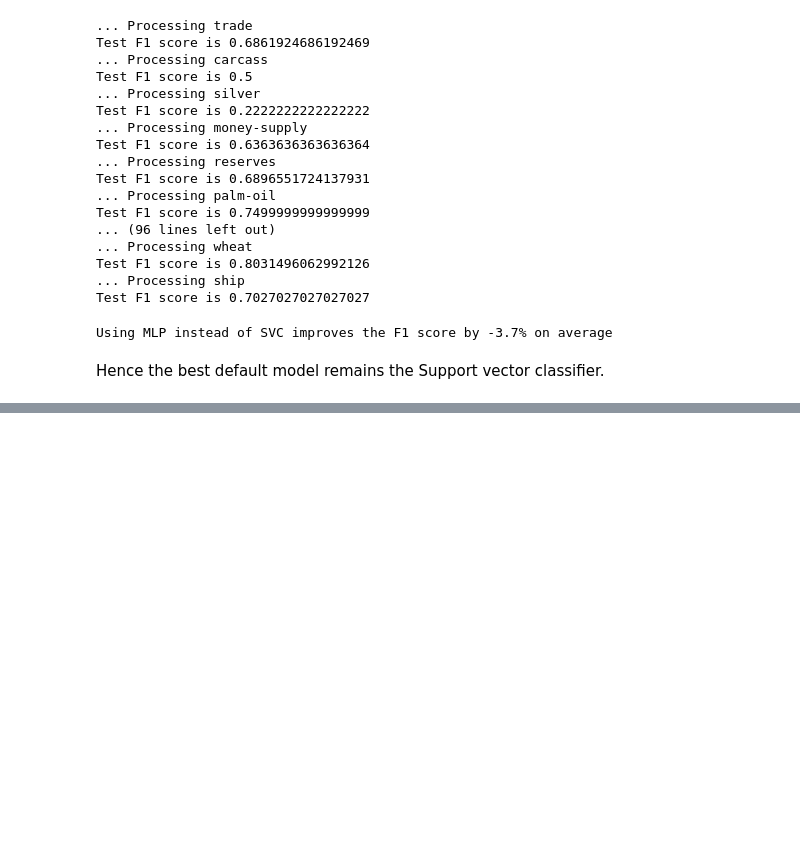
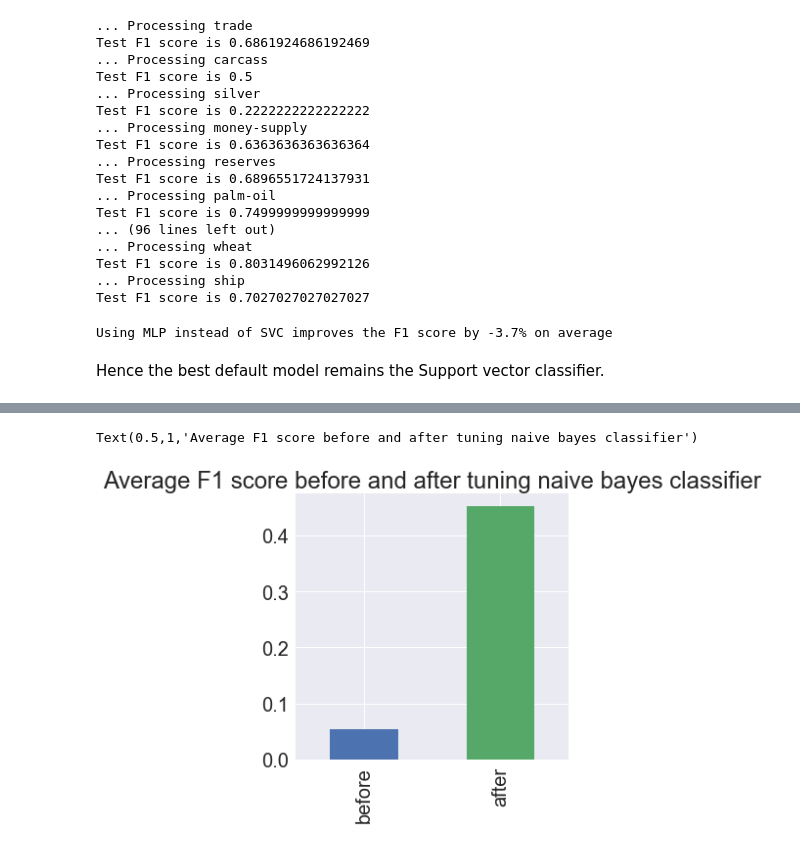
Before and after one commit to tinawenzel/json-reuters-21578, a Jupyter notebook: topic_analysis.ipynb, the cells around one changed output, grey strips where cells are left out. Saved outputs shown, nothing was run; the diff lists cells and outputs as text; code cells hidden in the pictures; blank space fills up the shorter version.

```diff
--- a/topic_analysis.ipynb
+++ b/topic_analysis.ipynb
@@ -832,0 +1115,5 @@ Multiprocessing exception:
+# %%
+nb_df.mean().plot('bar').set_title('Average F1 score before and after tuning naive bayes classifier')
+# %% [output]
+Text(0.5,1,'Average F1 score before and after tuning naive bayes classifier')
+[figure, added]
```
Also changed, not shown: parts of 37 cells of this notebook.
